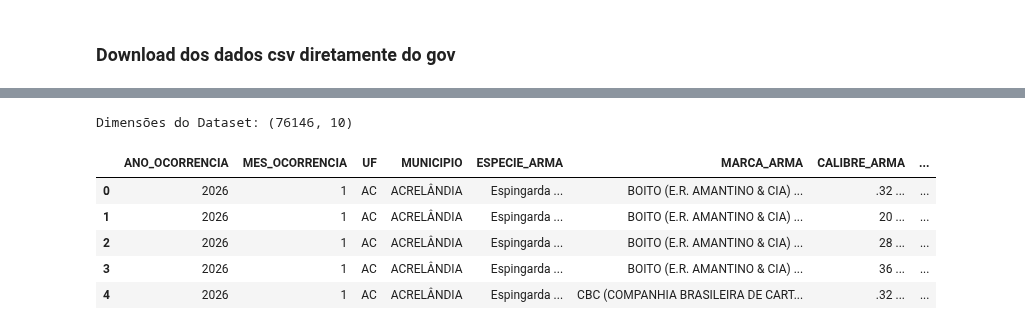
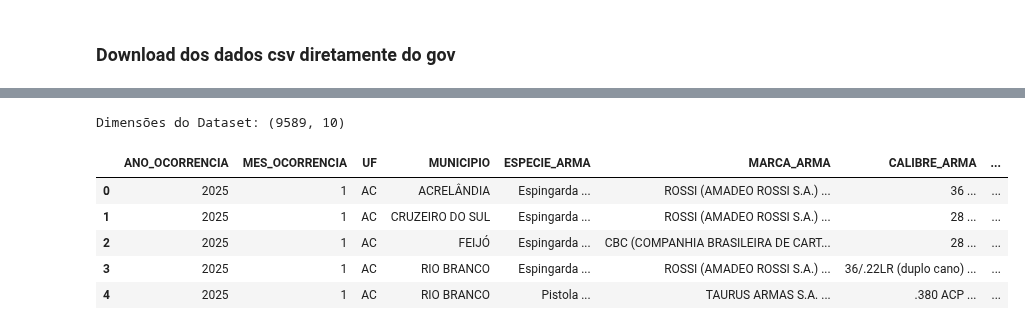
Before and after one commit to marcosgregorio/pgp_trabalho, a Jupyter notebook: notebook/pesquisa_sinarm.ipynb, the cells around one changed output, grey strips where cells are left out. Drawn from its saved outputs; the diff is of its cells as text; code cells hidden in the pictures.

```diff
--- a/notebook/pesquisa_sinarm.ipynb
+++ b/notebook/pesquisa_sinarm.ipynb
@@ -29,24 +28,24 @@ Download concluído! Arquivo salvo em: sample_data/OCORRENCIAS_2026.csv
 # %%
 import pandas as pd
 import matplotlib.pyplot as plt
 import seaborn as sns
 
 # Caminho local do arquivo que baixamos na Célula 1
-caminho_arquivo = "sample_data/OCORRENCIAS_2026.csv"
+caminho_arquivo = f"sample_data/{ocorrencias}.csv"
 
 # Carregando os dados
 df = pd.read_csv(caminho_arquivo, encoding='latin1', sep=';')
 
 print("Dimensões do Dataset:", df.shape)
 display(df.head())
 # %% [output]
-Dimensões do Dataset: (76146, 10)
+Dimensões do Dataset: (9589, 10)
 |  | ANO_OCORRENCIA | MES_OCORRENCIA | UF | MUNICIPIO | ESPECIE_ARMA | MARCA_ARMA | CALIBRE_ARMA | ... |
-| 0 | 2026 | 1 | AC | ACRELÂNDIA | Espingarda ... | BOITO (E.R. AMANTINO & CIA) ... | .32 ... | ... |
-| 1 | 2026 | 1 | AC | ACRELÂNDIA | Espingarda ... | BOITO (E.R. AMANTINO & CIA) ... | 20 ... | ... |
-| 2 | 2026 | 1 | AC | ACRELÂNDIA | Espingarda ... | BOITO (E.R. AMANTINO & CIA) ... | 28 ... | ... |
-| 3 | 2026 | 1 | AC | ACRELÂNDIA | Espingarda ... | BOITO (E.R. AMANTINO & CIA) ... | 36 ... | ... |
-| 4 | 2026 | 1 | AC | ACRELÂNDIA | Espingarda ... | CBC (COMPANHIA BRASILEIRA DE CART... | .32 ... | ... |
+| 0 | 2025 | 1 | AC | ACRELÂNDIA | Espingarda ... | ROSSI (AMADEO ROSSI S.A.) ... | 36 ... | ... |
+| 1 | 2025 | 1 | AC | CRUZEIRO DO SUL | Espingarda ... | ROSSI (AMADEO ROSSI S.A.) ... | 28 ... | ... |
+| 2 | 2025 | 1 | AC | FEIJÓ | Espingarda ... | CBC (COMPANHIA BRASILEIRA DE CART... | 28 ... | ... |
+| 3 | 2025 | 1 | AC | RIO BRANCO | Espingarda ... | ROSSI (AMADEO ROSSI S.A.) ... | 36/.22LR (duplo cano) ... | ... |
+| 4 | 2025 | 1 | AC | RIO BRANCO | Pistola ... | TAURUS ARMAS S.A. ... | .380 ACP ... | ... |
 # %%
 # Verificando a qualidade dos dados (objetivo da Sprint 1)
 info_df = pd.DataFrame({
```
Also changed, not shown: parts of 3 cells of this notebook, 4 other files.
